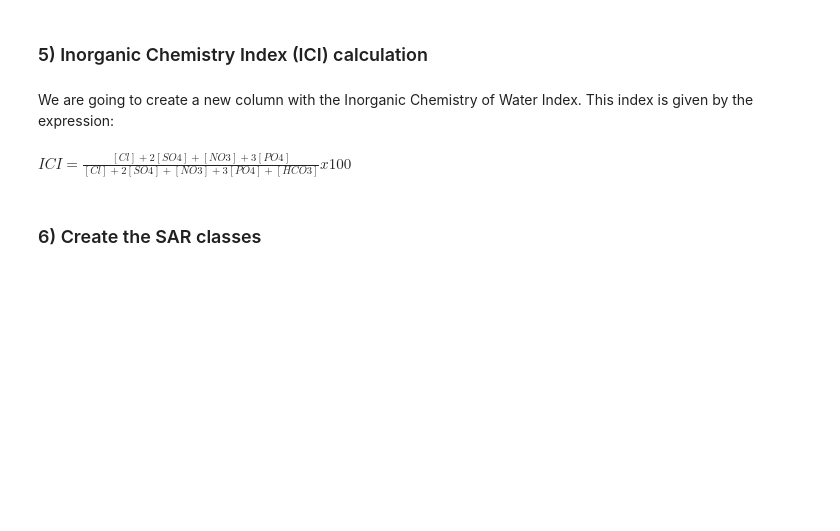
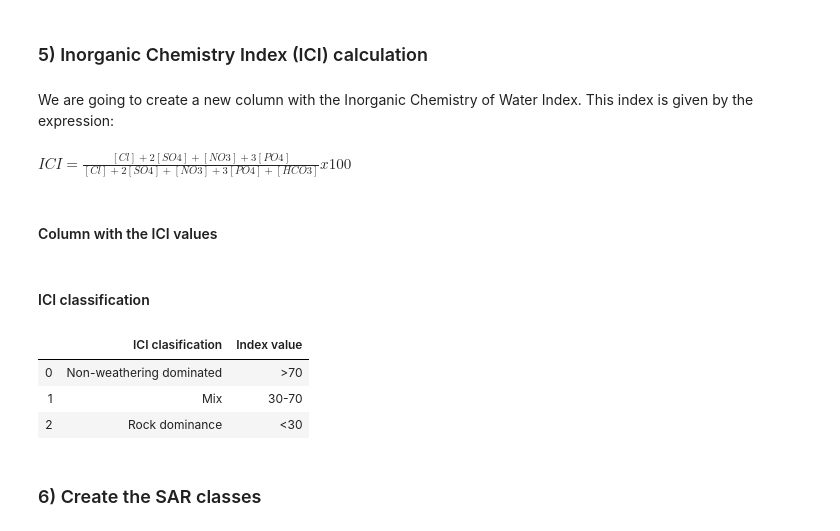
Before and after one commit to elenuskiya/TFM, a Jupyter notebook: Notebooks/00_Cleaning_manipulation_and_unification.ipynb, the cells around one changed output. Drawn from its saved outputs; the diff is of its cells as text; code cells hidden in the pictures; blank space fills up the shorter version.

```diff
--- a/Notebooks/00_Cleaning_manipulation_and_unification.ipynb
+++ b/Notebooks/00_Cleaning_manipulation_and_unification.ipynb
@@ -755,6 +770,8 @@ chemical_stations["Class WQI"]=np.select(conditions, choices, default=np.nan)
 We are going to create a new column with the Inorganic Chemistry of Water Index. This index is given by the expression:
 # %% [markdown]
 $ICI =\frac{[Cl]+2[SO4]+[NO3]+3[PO4]}{[Cl]+2[SO4]+[NO3]+3[PO4]+[HCO3]}x100$
+# %% [markdown]
+#### Column with the ICI values
 # %%
 # Create the ICI for each sample:
 chemical_stations["ICI (%)"]=chemical_stations.apply(lambda row: (row["[Cl] (mmol/L)"]+
@@ -766,6 +783,17 @@ chemical_stations["ICI (%)"]=chemical_stations.apply(lambda row: (row["[Cl] (mmo
                                        row["[NO3] (mmol/L)"]+
                                        3*row["[PO4] (mmol/L)"]+
                                         row["[HCO3] (mmol/L)"]),axis=1)
+# %% [markdown]
+#### ICI classification
+# %%
+table_class_ICI=pd.DataFrame({"ICI clasification": ["Non-weathering dominated", "Mix","Rock dominance"],
+                             "Index value": [">70", "30-70", "<30"]})
+table_class_ICI
+# %% [output]
+|  | ICI clasification | Index value |
+| 0 | Non-weathering dominated | >70 |
+| 1 | Mix | 30-70 |
+| 2 | Rock dominance | <30 |
 # %%
 # Create the ICI classes:
 
```
Also changed, not shown: parts of 6 cells of this notebook.
